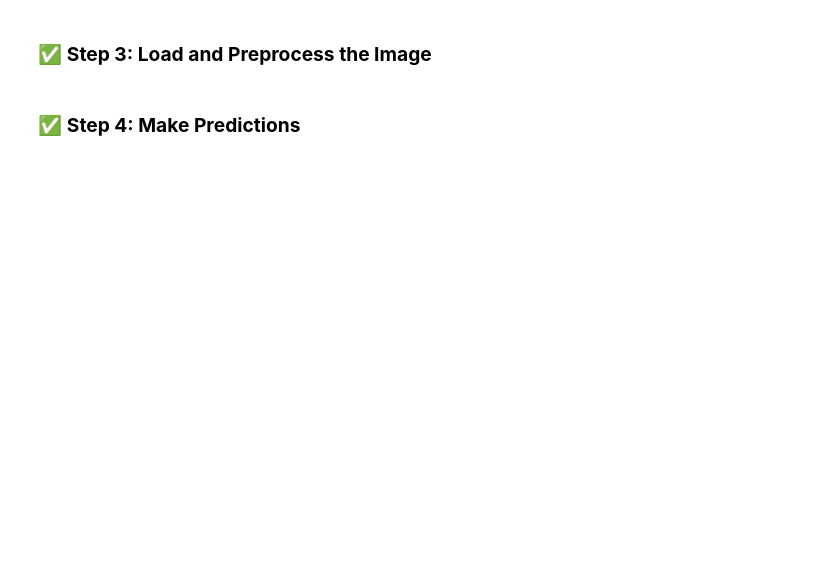
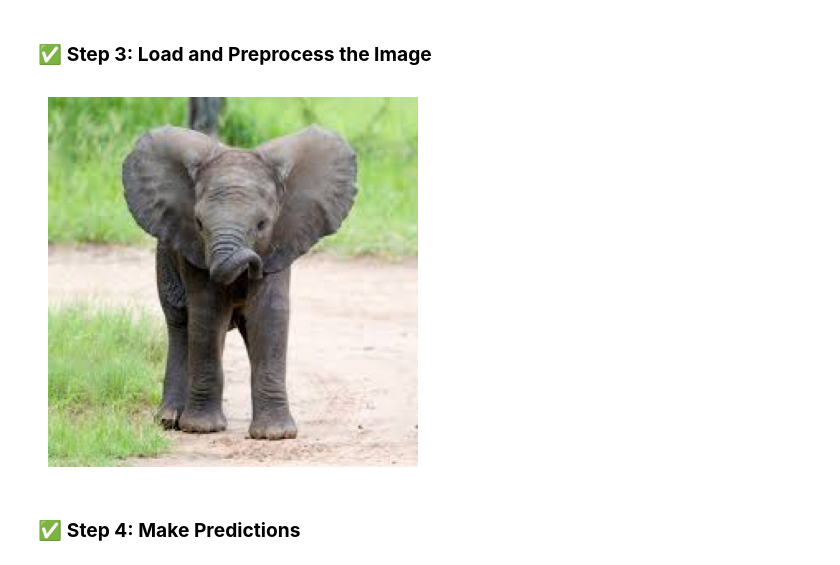
Before and after one commit to SheemaMasood381/Deep-Learning, a Jupyter notebook: CNN/Keras_CNN.ipynb, the cells around one changed output. Saved outputs shown, nothing was run; the diff lists cells and outputs as text; code cells hidden in the pictures; blank space fills up the shorter version.

```diff
--- a/CNN/Keras_CNN.ipynb
+++ b/CNN/Keras_CNN.ipynb
@@ -28,11 +28,20 @@ Downloading data from https://storage.googleapis.com/tensorflow/keras-applicatio
 # %% [markdown]
 ### ✅ **Step 3: Load and Preprocess the Image**
 # %%
-img_path = '/content/elephant.jpg'
+img_path = '/content/elephant.jpeg'
 img = keras.utils.load_img(img_path, target_size=(224, 224))
 x = keras.utils.img_to_array(img)
 x = np.expand_dims(x, axis=0)
 x = preprocess_input(x)
+# %%
+# Display the image
+import matplotlib.pyplot as plt
+
+plt.imshow(img)
+plt.axis('off')  # Hide axis
+plt.show()
+# %% [output]
+[figure, added]
 # %% [markdown]
 ### ✅ **Step 4: Make Predictions**
 # %%
```
Also changed, not shown: parts of 7 cells of this notebook.
